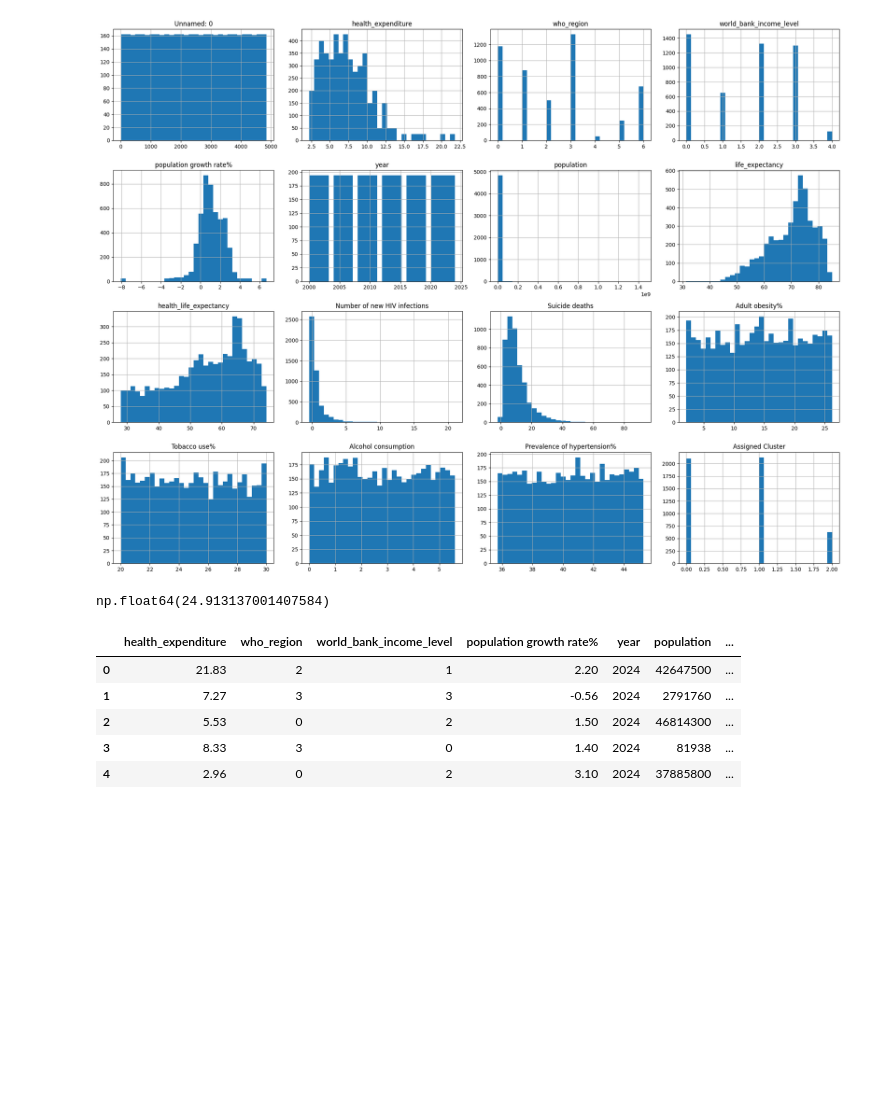
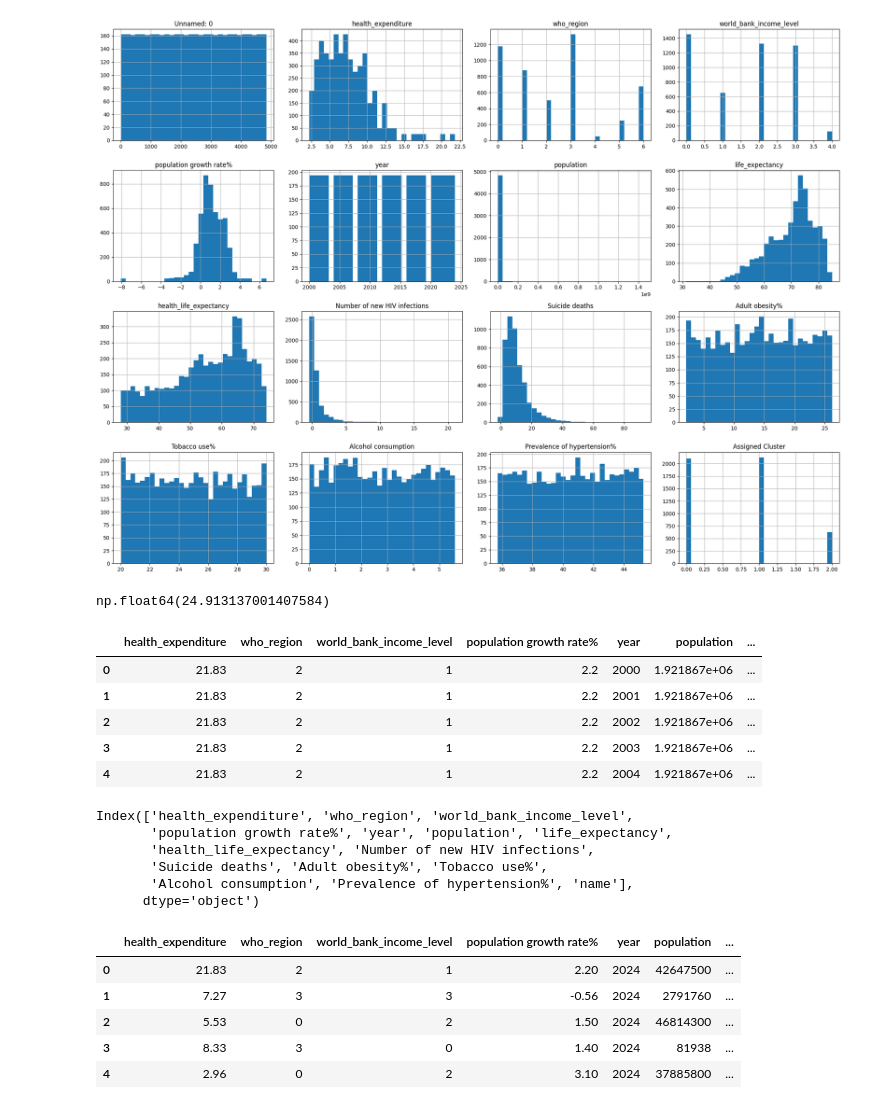
Before and after one commit to ahmddbilall/health_care_ML_project, a Jupyter notebook: application/pages/temp.ipynb, the cells around one changed output. Saved outputs shown, nothing was run; the diff lists cells and outputs as text; code cells hidden in the pictures; blank space fills up the shorter version.

```diff
--- a/application/pages/temp.ipynb
+++ b/application/pages/temp.ipynb
@@ -42,8 +42,25 @@ np.float64(24.913137001407584)
 target_indicators = ['Adult obesity%', 'Tobacco use%', 'Alcohol consumption',
                      'Number of new HIV infections', 'Suicide deaths', 'Prevalence of hypertension%']
 # %%
-hiv=pd.read_csv("D:\Desktop\health_care_ML_project\models\clusters_Alcohol consumption.csv")
-population=pd.read_csv
+import pandas as pd
+df=pd.read_csv("D:\Desktop\health_care_ML_project\models\data.csv")
+df.head()
+# %% [output]
+|  | health_expenditure | who_region | world_bank_income_level | population growth rate% | year | population | ... |
+| 0 | 21.83 | 2 | 1 | 2.2 | 2000 | 1.921867e+06 | ... |
+| 1 | 21.83 | 2 | 1 | 2.2 | 2001 | 1.921867e+06 | ... |
+| 2 | 21.83 | 2 | 1 | 2.2 | 2002 | 1.921867e+06 | ... |
+| 3 | 21.83 | 2 | 1 | 2.2 | 2003 | 1.921867e+06 | ... |
+| 4 | 21.83 | 2 | 1 | 2.2 | 2004 | 1.921867e+06 | ... |
+# %%
+df.columns
+# %% [output]
+Index(['health_expenditure', 'who_region', 'world_bank_income_level',
+       'population growth rate%', 'year', 'population', 'life_expectancy',
+       'health_life_expectancy', 'Number of new HIV infections',
+       'Suicide deaths', 'Adult obesity%', 'Tobacco use%',
+       'Alcohol consumption', 'Prevalence of hypertension%', 'name'],
+      dtype='object')
 # %%
 hiv.head()
 # %% [output]
```
